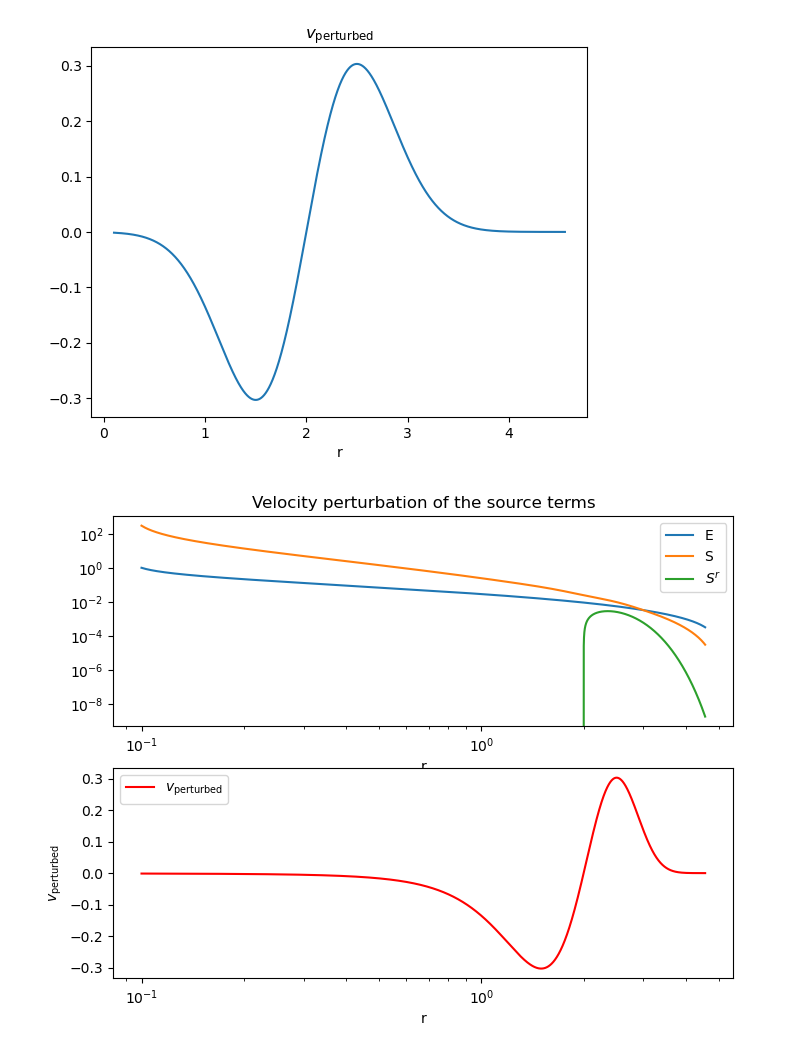
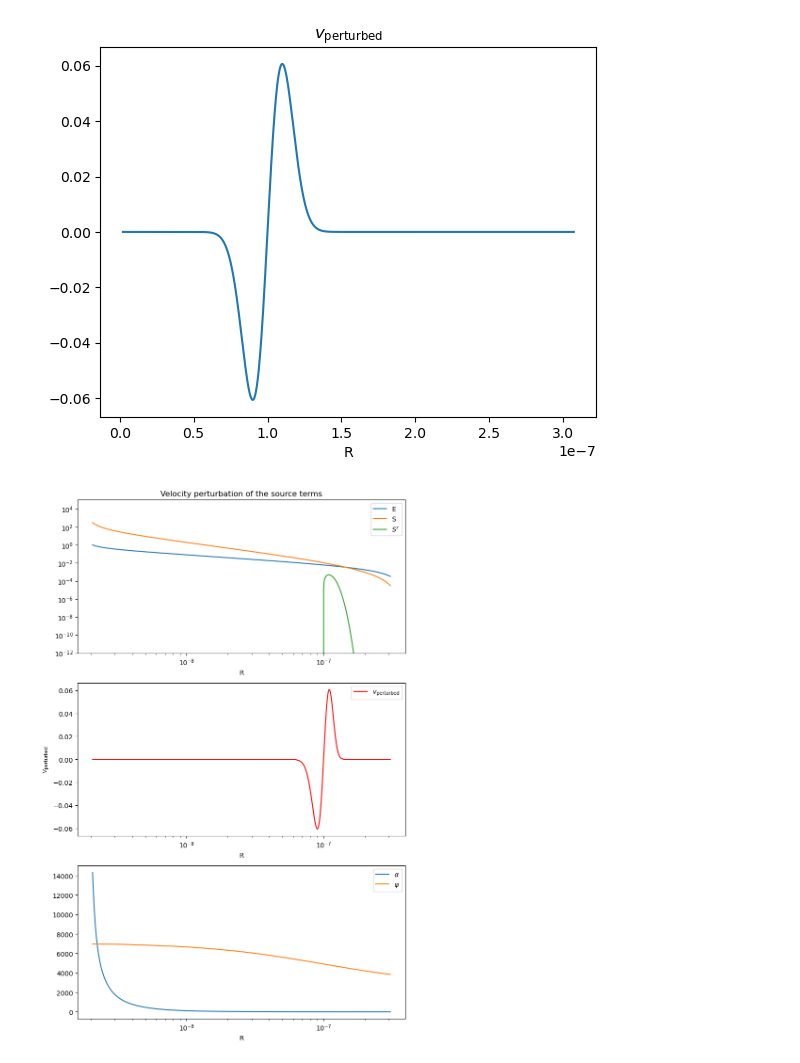
Before and after one commit to Poincare-code/henri, a Jupyter notebook: notebooks/figures.ipynb, the cells around one changed output. Drawn from its saved outputs; the diff is of its cells as text; code cells hidden in the pictures.

Commit message:
Replaced r by R, added alpha and psi

```diff
--- a/notebooks/figures.ipynb
+++ b/notebooks/figures.ipynb
@@ -37,55 +38,67 @@ plt.show()
 # %%
 # Now apply a perturbation on the velocity v, effects on W are negligible
 # Perturbation parameters
-center_value = 2         # Center value
-sigma        = 0.5       # Width of the full Gaussian
+center_value = 10**(-7)   # Center value
+sigma        = 10**(-8)   # Width of the full Gaussian
 amplitude    = 1         # Scale factor
 
 # Center Gaussian
-center_index = np.argmin(np.abs(r - center_value))
-r_centered = r - r[center_index]
-gaussian = amplitude * np.exp(-((r - r[center_index]) ** 2) / (2 * sigma**2))
+center_index = np.argmin(np.abs(R - center_value))
+R_centered = (R - R[center_index])/R[center_index]
+gaussian = amplitude * np.exp(-((R - R[center_index]) ** 2) / (2 * sigma**2))
 
 # Multiplication of Gaussian
-v_perturbed = gaussian * r_centered
+v_perturbed = gaussian * R_centered
 
 # Visualization
 plt.figure
-plt.plot(r, v_perturbed);
-plt.xlabel('r');
+plt.plot(R, v_perturbed);
+plt.xlabel('R');
 plt.title(r"$v_{\text{perturbed}}$");
 # %% [output]
-[figure, old version]
+[figure, new version]
 # %%
 # Velocity perturbation of the source terms
 E_perturbed  = rho
 Sr_perturbed = rho * (1 + P/rho) * W**2 * v_perturbed
 S_perturbed  = rho * (1 + P/rho) * W**2 * v_perturbed**2 + 3 * P
 
+plt.figure(figsize=(8, 12))
+
 # Figure: Perturbed source terms
-plt.figure(figsize=(8, 6))
-plt.subplot(2, 1, 1)
-plt.plot(r, E_perturbed,  label= "E")
-plt.plot(r, S_perturbed,  label= "S")
-plt.plot(r, Sr_perturbed, label= r"$S^r$")
+plt.subplot(3, 1, 1)
+plt.plot(R, E_perturbed,  label= "E")
+plt.plot(R, S_perturbed,  label= "S")
+plt.plot(R, Sr_perturbed, label= r"$S^r$")
 
 # x- and y-scale
 plt.yscale('log')
 plt.xscale('log')
-plt.xlabel('r')
+plt.ylim(10**(-12), 10**(5))
+plt.xlabel('R')
 
 # Title
 plt.legend()
 plt.title("Velocity perturbation of the source terms")
 
 # Figure: Perturbed velocity
-plt.subplot(2, 1, 2)
-plt.plot(r, v_perturbed, label=r"$v_{\text{perturbed}}$", color="red")
+plt.subplot(3, 1, 2)
+plt.plot(R, v_perturbed, label=r"$v_{\text{perturbed}}$", color="red")
 plt.xscale('log')
-plt.xlabel('r')
+plt.xlabel('R')
 plt.ylabel(r"$v_{\text{perturbed}}$")
+plt.legend()
 
+
+# Figure: Alpha and Psi
+plt.subplot(3, 1, 3)
+plt.plot(R, alpha,  label= r"$\alpha$")
+plt.plot(R, psi,  label= r"$\psi$")
+plt.xscale('log')
+plt.xlabel('R')
 plt.legend()
+
+plt.tight_layout()
 plt.show()
 # %% [output]
-[figure, old version]
+[figure, new version]
```
Also changed, not shown: parts of 1 cell of this notebook.
